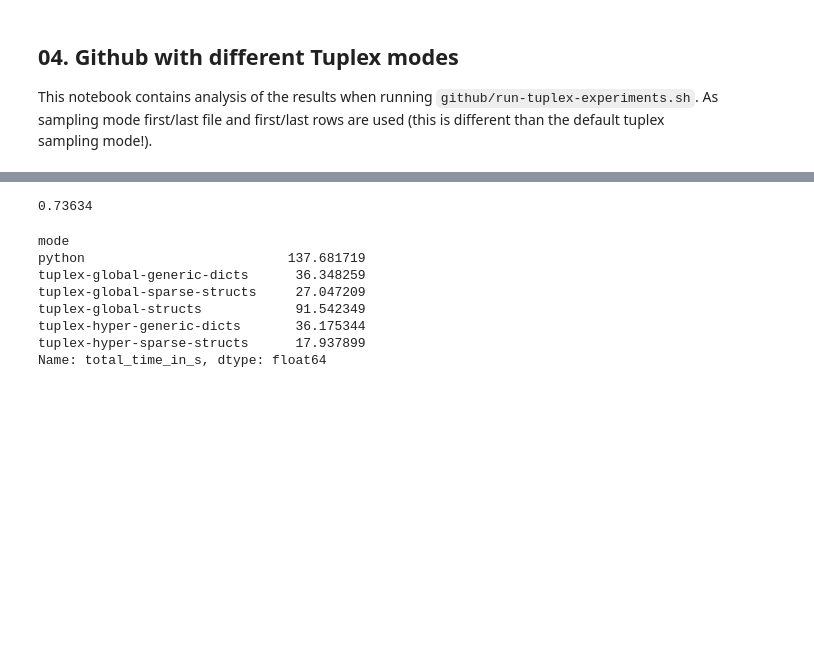
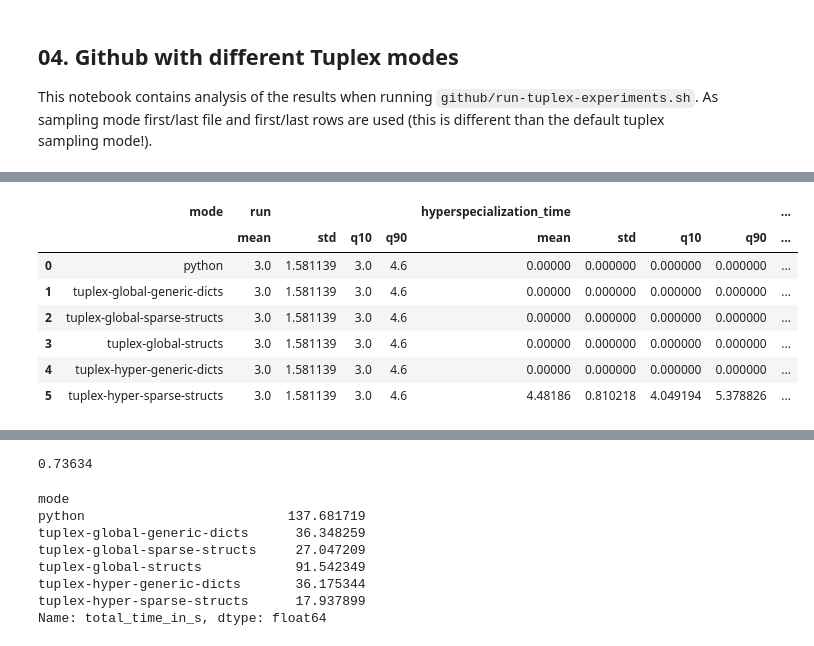
Before and after one commit to LeonhardFS/tuplex-public, a Jupyter notebook: benchmarks/nextconf/hyperspecialization/notebooks/04_Github_sparse_with_auto_detect.ipynb, the cells around one changed output, grey strips where cells are left out. Saved outputs shown, nothing was run; the diff lists cells and outputs as text; code cells hidden in the pictures; blank space fills up the shorter version.

```diff
--- a/benchmarks/nextconf/hyperspecialization/notebooks/04_Github_sparse_with_auto_detect.ipynb
+++ b/benchmarks/nextconf/hyperspecialization/notebooks/04_Github_sparse_with_auto_detect.ipynb
@@ -265,0 +66,22 @@ df
+# %%
+# Breakdown plot, i.e. using averages + std for now
+
+# 10th Percentile
+def q10(x):
+    return x.quantile(0.5)
+
+# 90th Percentile
+def q90(x):
+    return x.quantile(0.9)
+
+gdf = df_totals.groupby('mode').agg(['mean', 'std', q10, q90]).reset_index()
+gdf
+# %% [output]
+|  | mode | run |  |  |  | hyperspecialization_time |  |  |  | ... |
+|  |  | mean | std | q10 | q90 | mean | std | q10 | q90 | ... |
+| 0 | python | 3.0 | 1.581139 | 3.0 | 4.6 | 0.00000 | 0.000000 | 0.000000 | 0.000000 | ... |
+| 1 | tuplex-global-generic-dicts | 3.0 | 1.581139 | 3.0 | 4.6 | 0.00000 | 0.000000 | 0.000000 | 0.000000 | ... |
+| 2 | tuplex-global-sparse-structs | 3.0 | 1.581139 | 3.0 | 4.6 | 0.00000 | 0.000000 | 0.000000 | 0.000000 | ... |
+| 3 | tuplex-global-structs | 3.0 | 1.581139 | 3.0 | 4.6 | 0.00000 | 0.000000 | 0.000000 | 0.000000 | ... |
+| 4 | tuplex-hyper-generic-dicts | 3.0 | 1.581139 | 3.0 | 4.6 | 0.00000 | 0.000000 | 0.000000 | 0.000000 | ... |
+| 5 | tuplex-hyper-sparse-structs | 3.0 | 1.581139 | 3.0 | 4.6 | 4.48186 | 0.810218 | 4.049194 | 5.378826 | ... |
```
Also changed, not shown: parts of 22 cells of this notebook, 1 other file.
